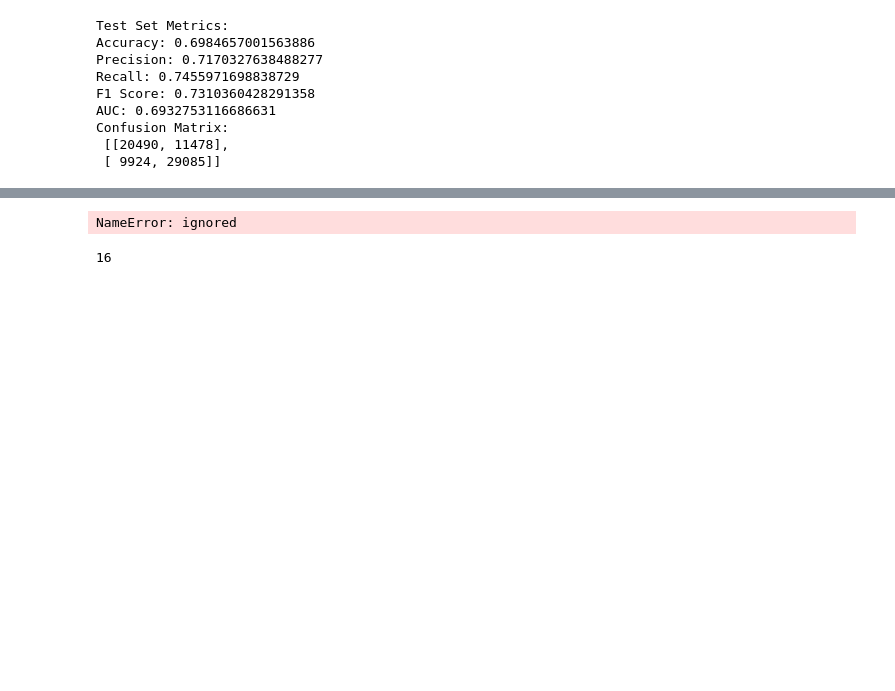
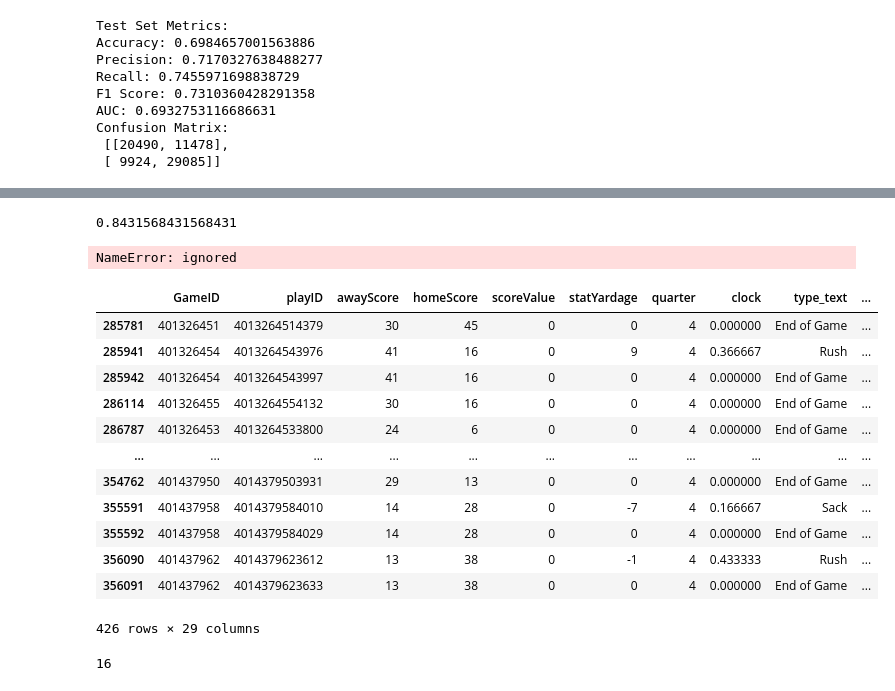
Before and after one commit to michel-wue/Seminar, a Jupyter notebook: Models.ipynb, the cells around one changed output, grey strips where cells are left out. Saved outputs shown, nothing was run; the diff lists cells and outputs as text; code cells hidden in the pictures; blank space fills up the shorter version.

```diff
--- a/Models.ipynb
+++ b/Models.ipynb
@@ -125,6 +149,8 @@ sn.heatmap(corr_matrix , annot=True, cmap="Reds")
 plt.show()
 # %% [output]
 [figure]
+# %%
+play_data = pd.read_csv('/content/drive/MyDrive/seminar/data_final.csv')
 # %%
 train_val_df = play_data.iloc[:285610, :]
 test_df = play_data.iloc[285610:356587, :]
@@ -212,4 +260,4 @@ NameError: ignored
 # %%
-xgb_filename = "/content/drive/MyDrive/seminar/xgboostNEF.pkl"
+xgb_filename = "/content/drive/MyDrive/seminar/xgboostAll.pkl"
 with open(xgb_filename, 'rb') as file:
     xgb_model = pickle.load(file)
@@ -581,6 +713,13 @@ for quarter in quarter_values:
       time_plot.append(time+15)
     elif quarter == 4:
       time_plot.append(time)
+# %%
+preds_time_xgb = preds_test_xgb[((X_test_xgb['clock'] <= 1) & (X_test_xgb['quarter'] == 2) &(X_test_xgb['clock'] > 0)&(X_test_xgb['scoring_game'] == 2))]
+y_time = y_test_xgb[((X_test_xgb['clock'] <= 1) & (X_test_xgb['quarter'] == 2) & (X_test_xgb['clock'] >0)&(X_test_xgb['scoring_game'] == 2))]
+accuracy = accuracy_score(y_time, preds_time_xgb)
+print(accuracy)
+# %% [output]
+0.8431568431568431
 # %%
 time_values = list(np.arange(15, -1, -1))
 quarter_values = list(np.arange(1, 5, 1))
@@ -599,6 +738,24 @@ for quarter in quarter_values:
       time_plot.append(time)
 # %% [output]
 NameError: ignored
+# %%
+selected_values = X_test_xgb[(X_test_xgb['time_remaining'] < 0.5) & (X_test_xgb['time_remaining'] >=0)&(X_test_xgb['scoring_game'] >= 2)]
+# %%
+selected_values
+# %% [output]
+|  | GameID | playID | awayScore | homeScore | scoreValue | statYardage | quarter | clock | type_text | ... |
+| 285781 | 401326451 | 4013264514379 | 30 | 45 | 0 | 0 | 4 | 0.000000 | End of Game | ... |
+| 285941 | 401326454 | 4013264543976 | 41 | 16 | 0 | 9 | 4 | 0.366667 | Rush | ... |
+| 285942 | 401326454 | 4013264543997 | 41 | 16 | 0 | 0 | 4 | 0.000000 | End of Game | ... |
+| 286114 | 401326455 | 4013264554132 | 30 | 16 | 0 | 0 | 4 | 0.000000 | End of Game | ... |
+| 286787 | 401326453 | 4013264533800 | 24 | 6 | 0 | 0 | 4 | 0.000000 | End of Game | ... |
+| ... | ... | ... | ... | ... | ... | ... | ... | ... | ... | ... |
+| 354762 | 401437950 | 4014379503931 | 29 | 13 | 0 | 0 | 4 | 0.000000 | End of Game | ... |
+| 355591 | 401437958 | 4014379584010 | 14 | 28 | 0 | -7 | 4 | 0.166667 | Sack | ... |
+| 355592 | 401437958 | 4014379584029 | 14 | 28 | 0 | 0 | 4 | 0.000000 | End of Game | ... |
+| 356090 | 401437962 | 4014379623612 | 13 | 38 | 0 | -1 | 4 | 0.433333 | Rush | ... |
+| 356091 | 401437962 | 4014379623633 | 13 | 38 | 0 | 0 | 4 | 0.000000 | End of Game | ... |
+426 rows × 29 columns
 # %%
 time_plot = time_plot[::-1]
 auc_values = auc_values
```
Also changed, not shown: parts of 18 cells of this notebook.
